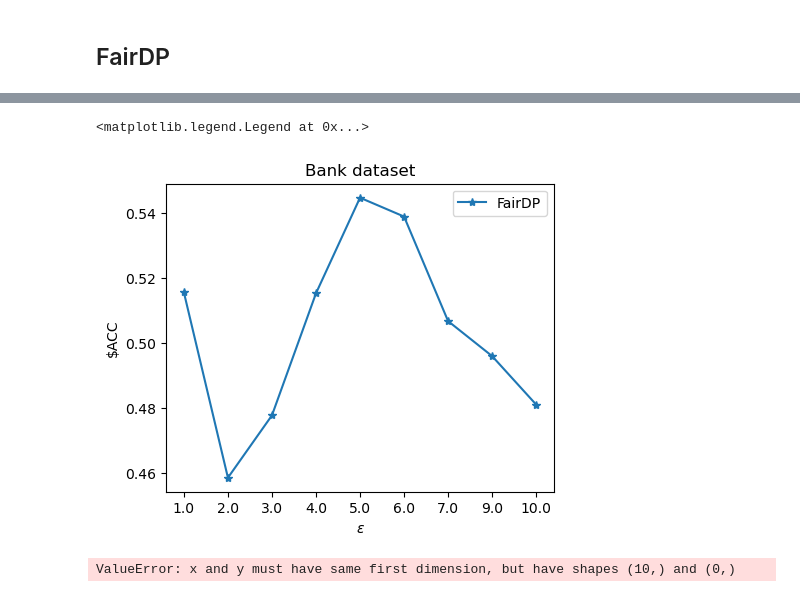
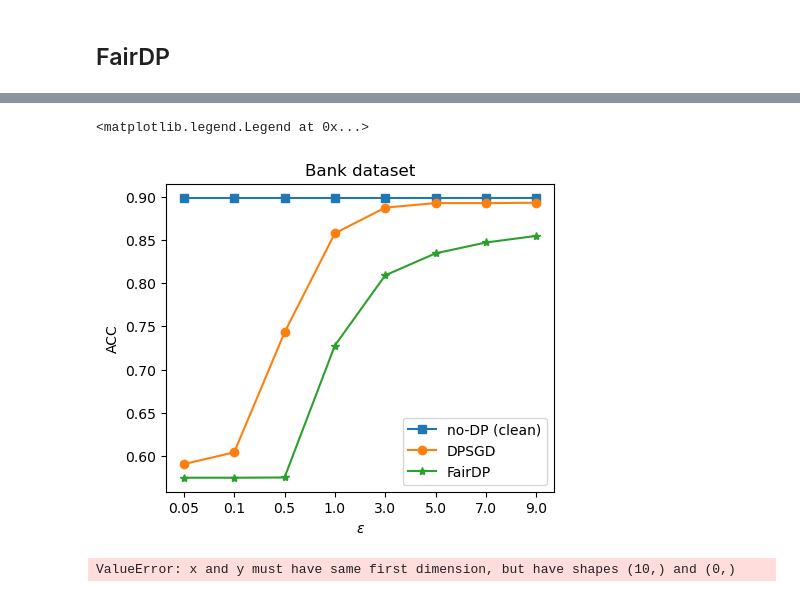
Before and after one commit to khangtran2020/FairDP, a Jupyter notebook: Error_Analysis.ipynb, the cells around one changed output, grey strips where cells are left out. Drawn from its saved outputs; the diff is of its cells as text; code cells hidden in the pictures.

```diff
--- a/Error_Analysis.ipynb
+++ b/Error_Analysis.ipynb
@@ -11,7 +11,7 @@ plt.rcParams["figure.figsize"] = (5,4)
 file_path = 'results/dict/'
 file_name = os.listdir(file_path)
 # %%
-clip = 0.033
+clip = 2.0
 # %% [markdown]
 # Performance
 # %% [markdown]
@@ -1104,21 +1104,21 @@ plt.legend()
 # %% [markdown]
 ## FairDP
 # %%
-noise_scale = [11.517, 6.17, 4.3384, 3.39365, 2.83, 2.44635, 2.1743, 1.8079, 1.6845]
-epsilon = [1.0, 2.0, 3.0, 4.0, 5.0, 6.0, 7.0, 9.0, 10.0]
+noise_scale = [183.45, 96.0, 21.75, 11.517, 4.3384, 2.83, 2.1743, 1.8079]
+epsilon = [0.05, 0.1, 0.5, 1.0, 3.0, 5.0, 7.0, 9.0]
 # %%
-performance_func = []
-for eps in epsilon:
+performance_fairdp = []
+for ns in noise_scale:
     num_file = 0
     test_acc = 0
     for i, file in enumerate(file_name):
-        if ('bank_' in file) and ('eps_{}'.format(eps) in file) and ('submode_func' in file):
+        if ('bank_' in file) and ('sigma_{}'.format(ns) in file) and ('fairdp_track' in file):
             # print(file)
             with open('{}{}'.format(file_path,file), 'rb') as f:
                 res = pickle.load(f)
                 test_acc += res['test_history_acc'][-1]
                 num_file += 1
-    performance_func.append(test_acc/num_file)
+    performance_fairdp.append(test_acc/num_file)
 
 performance_dpsgd = []
 for ns in noise_scale:
@@ -1126,7 +1126,7 @@ for ns in noise_scale:
     test_acc = 0
     for i, file in enumerate(file_name):
         if ('bank_' in file) and ('sigma_{}'.format(ns) in file) and ('dpsgd' in file):
-            print(file)
+            # print(file)
             with open('{}{}'.format(file_path,file), 'rb') as f:
                 res = pickle.load(f)
                 test_acc += res['test_history_acc'][-1]
@@ -1179,14 +1161,17 @@ bank_dpsgd_fold_0_sigma_1.6845_C_0.033_epochs_1250_31122022_221238.pkl
 # %%
-plt.plot(range(len(epsilon)), performance_func, '-*', label = 'FairDP')
+plt.plot(range(len(epsilon)), np.ones(len(epsilon))*0.8986206896551724, '-s', label = 'no-DP (clean)')
+plt.plot(range(len(epsilon)), performance_dpsgd, '-o', label = 'DPSGD')
+plt.plot(range(len(epsilon)), performance_fairdp, '-*', label = 'FairDP')
+
 # plt.plot(range(len(epsilon)), equal_odd, '-*', label = 'equal_odd')
 # plt.plot(range(len(epsilon)), dis_imp, '-*', label = 'dis_imp')
 # plt.plot(range(len(epsilon)), np.ones(len(epsilon))*0.964, '-o', label = 'no-DP')
-plt.ylabel(r'$ACC')
+plt.ylabel('ACC')
 plt.xlabel(r'$\epsilon$')
 plt.title('Bank dataset')
 plt.xticks(range(len(epsilon)), epsilon)
 plt.legend()
 # %% [output]
 <matplotlib.legend.Legend at 0x...>
-[figure, old version]
+[figure, new version]
 # %%
```
Also changed, not shown: parts of 2 cells of this notebook, 3 other files.
